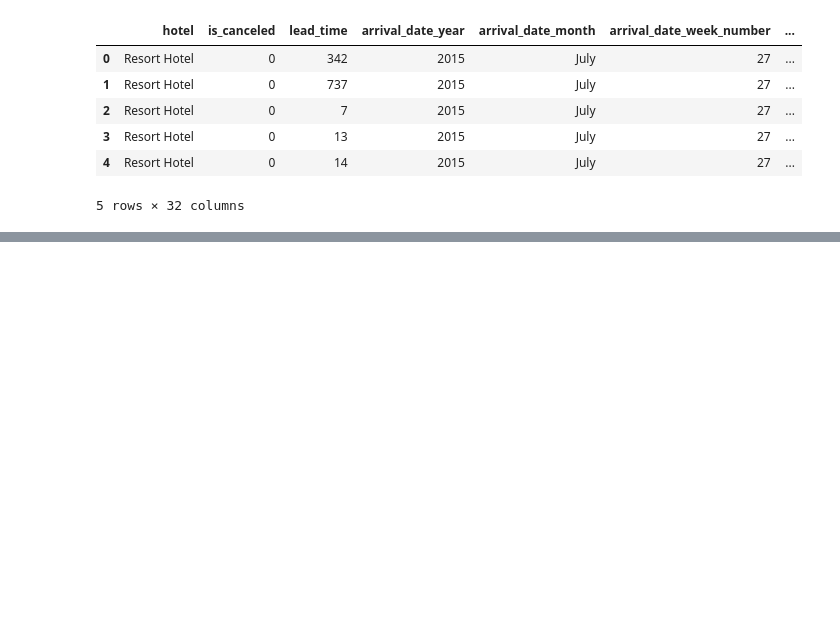
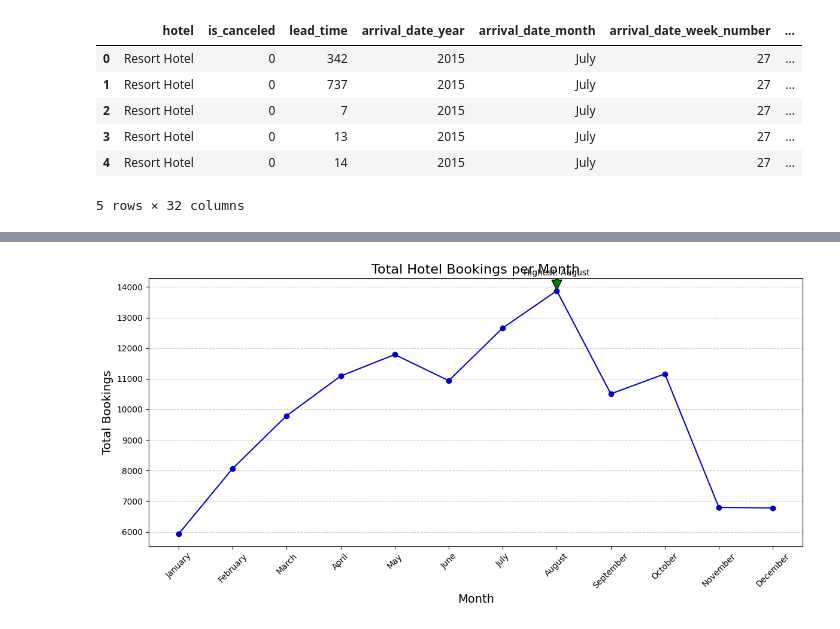
Before and after one commit to LuisaPolicarpo/Hotel, a Jupyter notebook: Hotel.ipynb, the cells around one changed output, grey strips where cells are left out. Cells and saved outputs as stored; diff of their text form; code cells hidden in the pictures; blank space fills up the shorter version.

```diff
--- a/Hotel.ipynb
+++ b/Hotel.ipynb
@@ -30,0 +198,12 @@ df.head()
+# %%
+#Month has the highest number of bookings
+
+query_month = '''
+SELECT arrival_date_month AS Month, COUNT(*) AS total_bookings
+FROM hotel_bookings
+GROUP BY arrival_date_month
+ORDER BY total_bookings DESC
+'''
+
+result_month = pd.read_sql_query(query_month, conn)
+result_month
@@ -30,0 +224,40 @@ df.head()
+# %%
+calendar_order = [
+    'January', 'February', 'March', 'April', 'May', 'June',
+    'July', 'August', 'September', 'October', 'November', 'December'
+]
+
+# Set Month as index, reorder, then reset index
+result_month = result_month.set_index('Month').reindex(calendar_order).reset_index()
+
+# 📈 Create the line plot
+plt.figure(figsize=(12,6))
+plt.plot(result_month['Month'], result_month['total_bookings'], marker='o', linestyle='-', color='mediumblue')
+
+# Titles and labels
+plt.title('Total Hotel Bookings per Month', fontsize=16)
+plt.xlabel('Month', fontsize=14)
+plt.ylabel('Total Bookings', fontsize=14)
+
+# Rotate month names
+plt.xticks(rotation=45)
+
+# Add grid
+plt.grid(axis='y', linestyle='--', alpha=0.7)
+
+# ✨ Annotate the month with the highest number of bookings
+max_idx = result_month['total_bookings'].idxmax()
+max_month = result_month.loc[max_idx, 'Month']
+max_value = result_month.loc[max_idx, 'total_bookings']
+
+# Add annotation text
+plt.annotate(f'Highest: {max_month}',
+             xy=(max_idx, max_value),
+             xytext=(max_idx, max_value + 500),
+             ha='center',
+             arrowprops=dict(facecolor='green', shrink=0.05))
+
+plt.tight_layout()
+plt.show()
+# %% [output]
+[figure, added]
```
Also changed, not shown: parts of 25 cells of this notebook.
